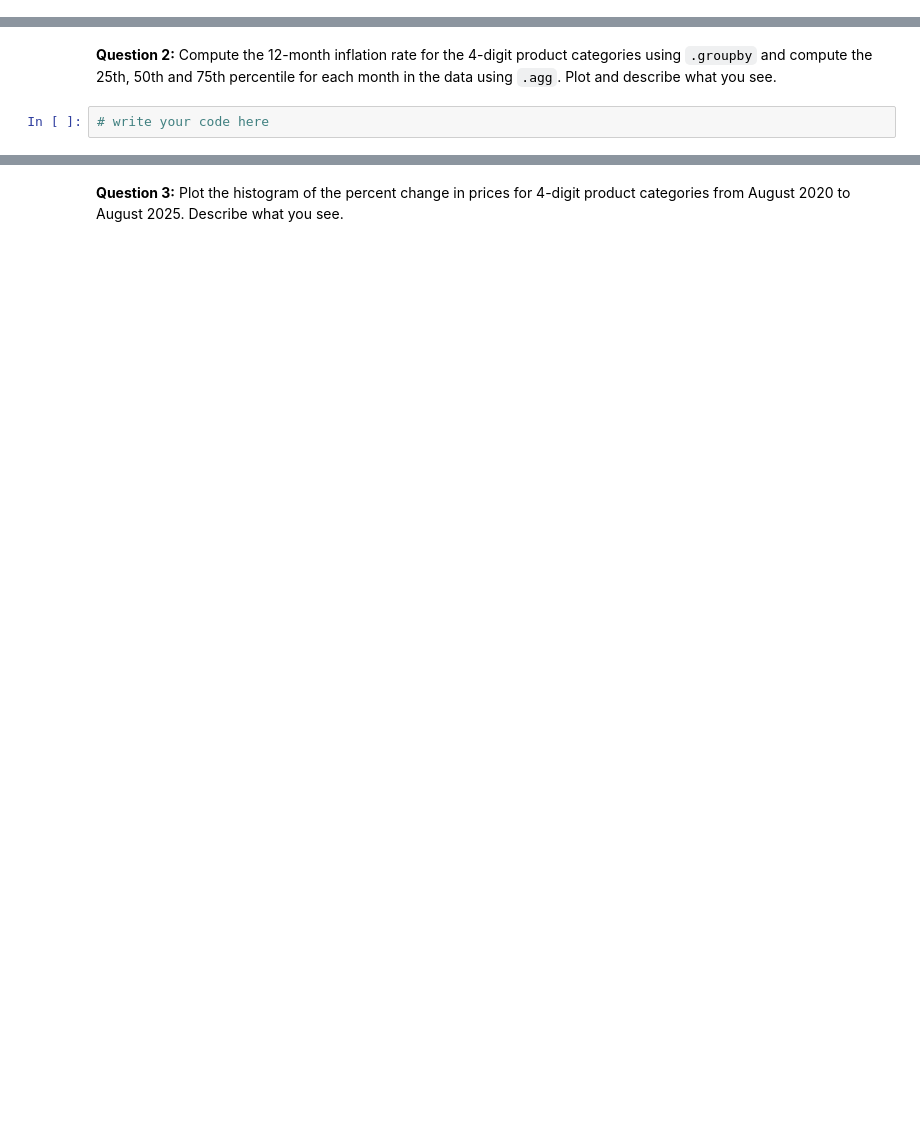
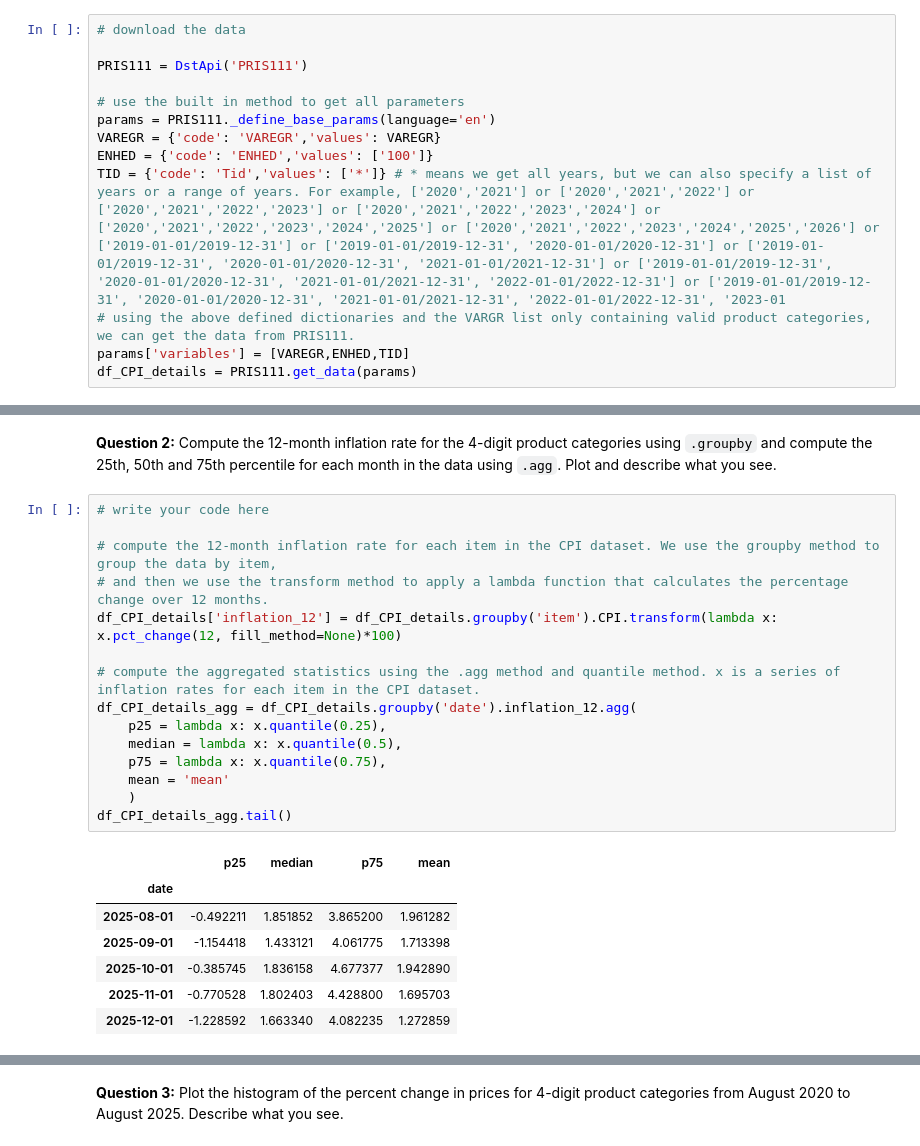
Before and after one commit to Matias-BF-Hall/ProgEcon-exclass, a Jupyter notebook: Summer2026/PS solutions/PS5.ipynb, the cells around one changed output, grey strips where cells are left out. Saved outputs shown, nothing was run; the diff lists cells and outputs as text; blank space fills up the shorter version.

```diff
--- a/Summer2026/PS solutions/PS5.ipynb
+++ b/Summer2026/PS solutions/PS5.ipynb
@@ -457,0 +472,13 @@ for row in levels.itertuples(): print(row.id,row.text)
+# %%
+# download the data
+
+PRIS111 = DstApi('PRIS111')
+
+# use the built in method to get all parameters
+params = PRIS111._define_base_params(language='en')
+VAREGR = {'code': 'VAREGR','values': VAREGR}
+ENHED = {'code': 'ENHED','values': ['100']}
+TID = {'code': 'Tid','values': ['*']} # * means we get all years, but we can also specify a list of years or a range of years. For example, ['2020','2021'] or ['2020','2021','2022'] or ['2020','2021','2022','2023'] or ['2020','2021','2022','2023','2024'] or ['2020','2021','2022','2023','2024','2025'] or ['2020','2021','2022','2023','2024','2025','2026'] or ['2019-01-01/2019-12-31'] or ['2019-01-01/2019-12-31', '2020-01-01/2020-12-31'] or ['2019-01-01/2019-12-31', '2020-01-01/2020-12-31', '2021-01-01/2021-12-31'] or ['2019-01-01/2019-12-31', '2020-01-01/2020-12-31', '2021-01-01/2021-12-31', '2022-01-01/2022-12-31'] or ['2019-01-01/2019-12-31', '2020-01-01/2020-12-31', '2021-01-01/2021-12-31', '2022-01-01/2022-12-31', '2023-01
+# using the above defined dictionaries and the VARGR list only containing valid product categories, we can get the data from PRIS111.
+params['variables'] = [VAREGR,ENHED,TID]
+df_CPI_details = PRIS111.get_data(params)
@@ -460,5 +504,26 @@ for row in levels.itertuples(): print(row.id,row.text)
 using `.groupby` and compute the 25th, 50th and 75th percentile
 for each month in the data using `.agg`. Plot and describe
 what you see.
-# %%
-# write your code here
+# %%
+# write your code here
+
+# compute the 12-month inflation rate for each item in the CPI dataset. We use the groupby method to group the data by item,
+# and then we use the transform method to apply a lambda function that calculates the percentage change over 12 months.
+df_CPI_details['inflation_12'] = df_CPI_details.groupby('item').CPI.transform(lambda x: x.pct_change(12, fill_method=None)*100)
+
+# compute the aggregated statistics using the .agg method and quantile method. x is a series of inflation rates for each item in the CPI dataset.
+df_CPI_details_agg = df_CPI_details.groupby('date').inflation_12.agg(
+    p25 = lambda x: x.quantile(0.25),
+    median = lambda x: x.quantile(0.5),
+    p75 = lambda x: x.quantile(0.75),
+    mean = 'mean'
+    )
+df_CPI_details_agg.tail()
+# %% [output]
+|  | p25 | median | p75 | mean |
+| date |  |  |  |  |
+| 2025-08-01 | -0.492211 | 1.851852 | 3.865200 | 1.961282 |
+| 2025-09-01 | -1.154418 | 1.433121 | 4.061775 | 1.713398 |
+| 2025-10-01 | -0.385745 | 1.836158 | 4.677377 | 1.942890 |
+| 2025-11-01 | -0.770528 | 1.802403 | 4.428800 | 1.695703 |
+| 2025-12-01 | -1.228592 | 1.663340 | 4.082235 | 1.272859 |
```
Also changed, not shown: parts of 11 cells of this notebook.
